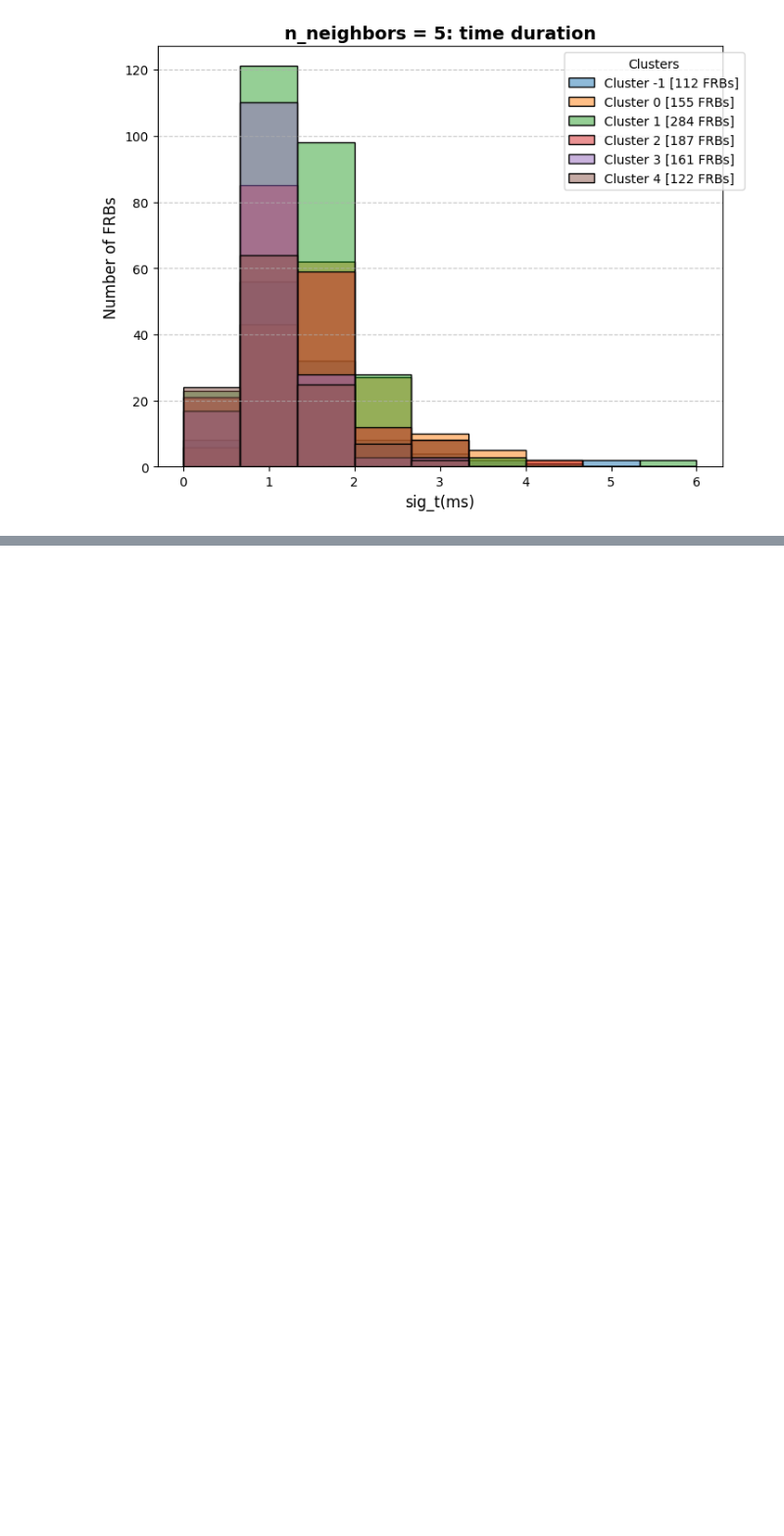
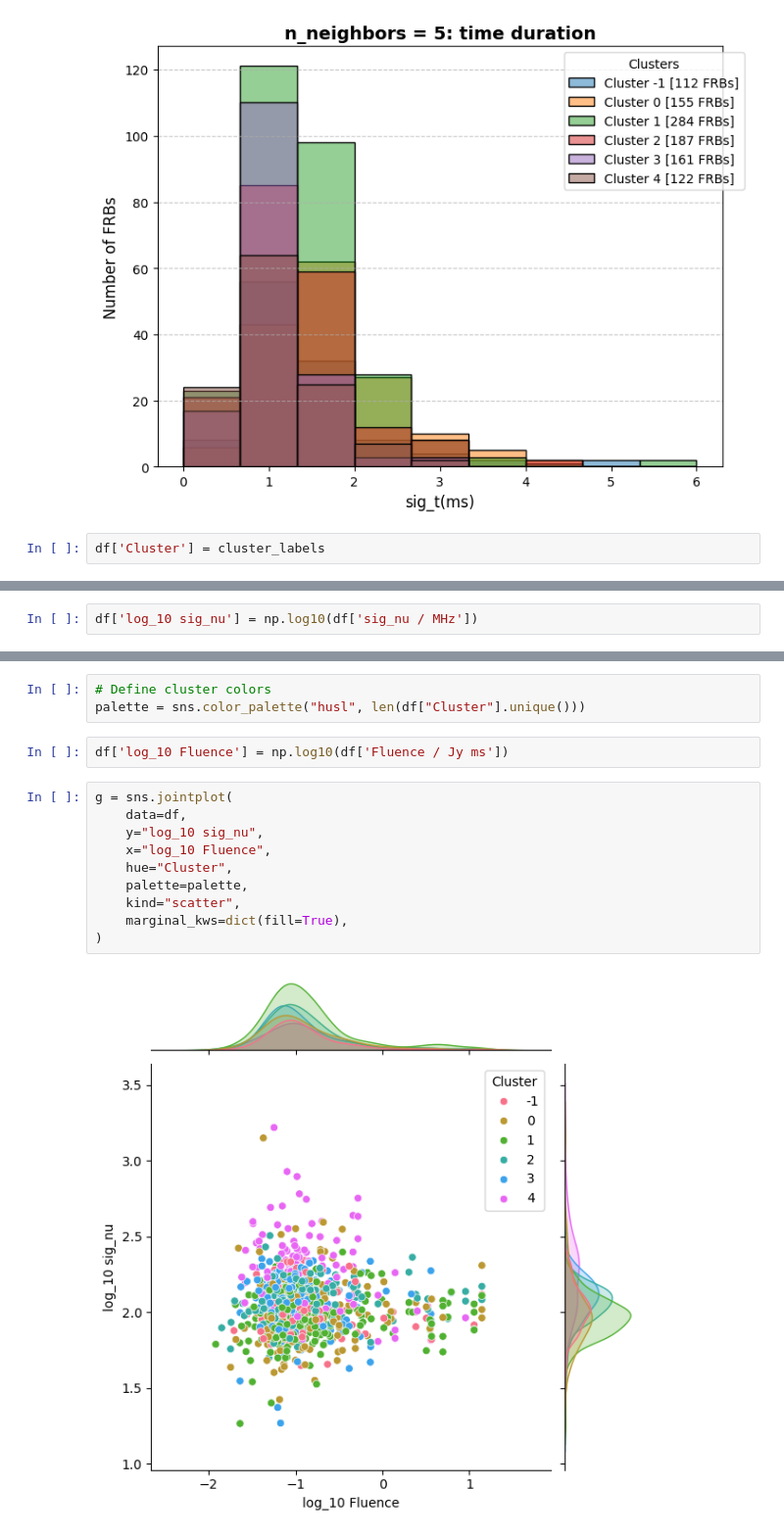
Before and after one commit to cheeku-21/Origin-FRB20121102A, a Jupyter notebook: src/code/embedding/n_neighbor5.ipynb, the cells around one changed output, grey strips where cells are left out. Shown at 98% size. Saved outputs shown, nothing was run; the diff lists cells and outputs as text; blank space fills up the shorter version.

```diff
--- a/src/code/embedding/n_neighbor5.ipynb
+++ b/src/code/embedding/n_neighbor5.ipynb
@@ -268,3 +268,5 @@ plt.grid(axis='y', linestyle='--', alpha=0.7)
 plt.show()
 # %% [output]
 [figure]
+# %%
+df['Cluster'] = cluster_labels
@@ -270,0 +288,2 @@ plt.show()
+# %%
+df['log_10 sig_nu'] = np.log10(df['sig_nu / MHz'])
@@ -270,0 +423,17 @@ plt.show()
+# %%
+# Define cluster colors
+palette = sns.color_palette("husl", len(df["Cluster"].unique()))
+# %%
+df['log_10 Fluence'] = np.log10(df['Fluence / Jy ms'])
+# %%
+g = sns.jointplot(
+    data=df,
+    y="log_10 sig_nu",
+    x="log_10 Fluence",
+    hue="Cluster",
+    palette=palette,
+    kind="scatter",
+    marginal_kws=dict(fill=True),
+)
+# %% [output]
+[figure, added]
```
Also changed, not shown: parts of 10 cells of this notebook.
